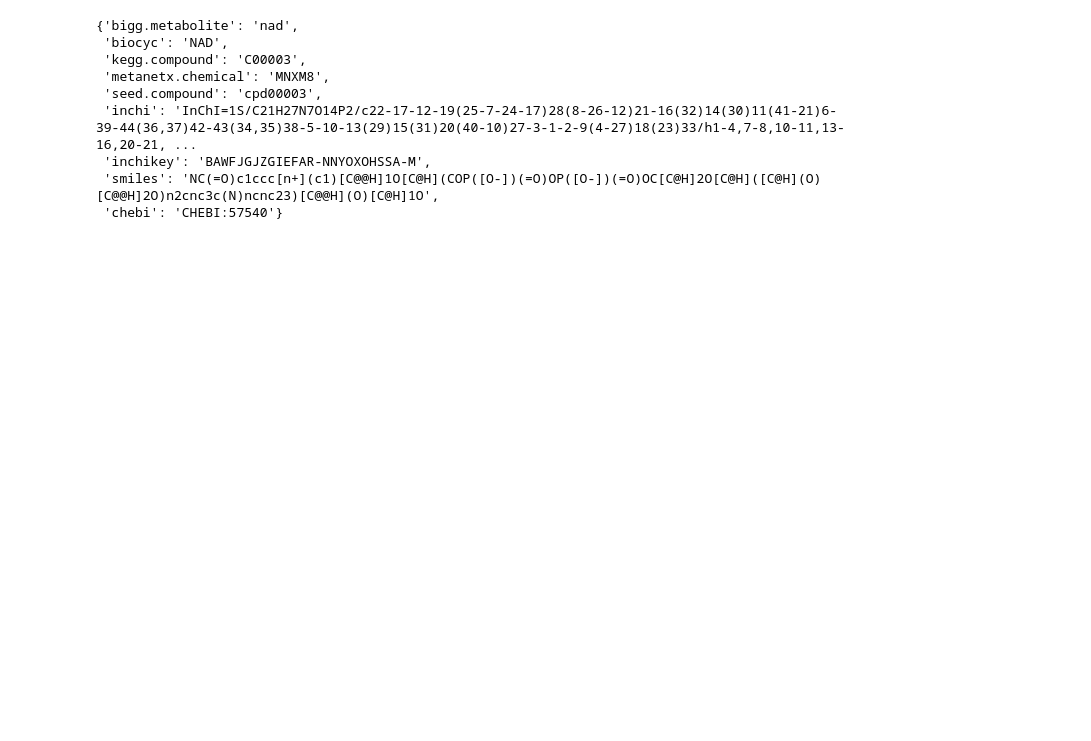
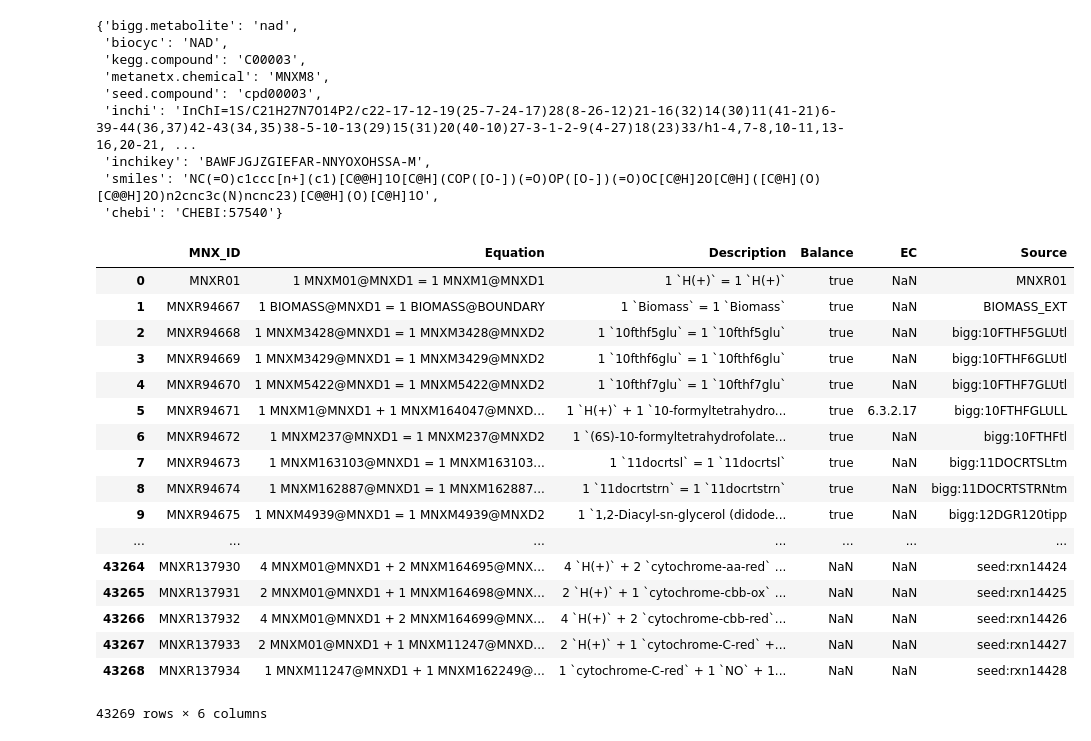
Before and after one commit to biosustain/iVnat, a Jupyter notebook: Properties_to_annotation_from_chem_prop.ipynb, the cells around one changed output. Cells and saved outputs as stored; diff of their text form; code cells hidden in the pictures; blank space fills up the shorter version.

Commit message:
adding EC numbers to reaction annotation from reac_prop

```diff
--- a/Properties_to_annotation_from_chem_prop.ipynb
+++ b/Properties_to_annotation_from_chem_prop.ipynb
@@ -270,3 +270,25 @@ model.metabolites.NAD_c0.annotation
  'chebi': 'CHEBI:57540'}
 # %%
 write_sbml_model(model, "/Users/lizrad/Dev/iVnat/iVnat.xml")
+# %%
+reac_prop = read_csv("/Users/lizrad/Documents/Vibrio_folder/reac_prop.tsv" , sep='\t' , low_memory=False)
+reac_prop
+# %% [output]
+|  | MNX_ID | Equation | Description | Balance | EC | Source |
+| 0 | MNXR01 | 1 MNXM01@MNXD1 = 1 MNXM1@MNXD1 | 1 `H(+)` = 1 `H(+)` | true | NaN | MNXR01 |
+| 1 | MNXR94667 | 1 BIOMASS@MNXD1 = 1 BIOMASS@BOUNDARY | 1 `Biomass` = 1 `Biomass` | true | NaN | BIOMASS_EXT |
+| 2 | MNXR94668 | 1 MNXM3428@MNXD1 = 1 MNXM3428@MNXD2 | 1 `10fthf5glu` = 1 `10fthf5glu` | true | NaN | bigg:10FTHF5GLUtl |
+| 3 | MNXR94669 | 1 MNXM3429@MNXD1 = 1 MNXM3429@MNXD2 | 1 `10fthf6glu` = 1 `10fthf6glu` | true | NaN | bigg:10FTHF6GLUtl |
+| 4 | MNXR94670 | 1 MNXM5422@MNXD1 = 1 MNXM5422@MNXD2 | 1 `10fthf7glu` = 1 `10fthf7glu` | true | NaN | bigg:10FTHF7GLUtl |
+| 5 | MNXR94671 | 1 MNXM1@MNXD1 + 1 MNXM164047@MNXD... | 1 `H(+)` + 1 `10-formyltetrahydro... | true | 6.3.2.17 | bigg:10FTHFGLULL |
+| 6 | MNXR94672 | 1 MNXM237@MNXD1 = 1 MNXM237@MNXD2 | 1 `(6S)-10-formyltetrahydrofolate... | true | NaN | bigg:10FTHFtl |
+| 7 | MNXR94673 | 1 MNXM163103@MNXD1 = 1 MNXM163103... | 1 `11docrtsl` = 1 `11docrtsl` | true | NaN | bigg:11DOCRTSLtm |
+| 8 | MNXR94674 | 1 MNXM162887@MNXD1 = 1 MNXM162887... | 1 `11docrtstrn` = 1 `11docrtstrn` | true | NaN | bigg:11DOCRTSTRNtm |
+| 9 | MNXR94675 | 1 MNXM4939@MNXD1 = 1 MNXM4939@MNXD2 | 1 `1,2-Diacyl-sn-glycerol (didode... | true | NaN | bigg:12DGR120tipp |
+| ... | ... | ... | ... | ... | ... | ... |
+| 43264 | MNXR137930 | 4 MNXM01@MNXD1 + 2 MNXM164695@MNX... | 4 `H(+)` + 2 `cytochrome-aa-red` ... | NaN | NaN | seed:rxn14424 |
+| 43265 | MNXR137931 | 2 MNXM01@MNXD1 + 1 MNXM164698@MNX... | 2 `H(+)` + 1 `cytochrome-cbb-ox` ... | NaN | NaN | seed:rxn14425 |
+| 43266 | MNXR137932 | 4 MNXM01@MNXD1 + 2 MNXM164699@MNX... | 4 `H(+)` + 2 `cytochrome-cbb-red`... | NaN | NaN | seed:rxn14426 |
+| 43267 | MNXR137933 | 2 MNXM01@MNXD1 + 1 MNXM11247@MNXD... | 2 `H(+)` + 1 `cytochrome-C-red` +... | NaN | NaN | seed:rxn14427 |
+| 43268 | MNXR137934 | 1 MNXM11247@MNXD1 + 1 MNXM162249@... | 1 `cytochrome-C-red` + 1 `NO` + 1... | NaN | NaN | seed:rxn14428 |
+43269 rows × 6 columns
```
Also changed, not shown: parts of 4 cells of this notebook, 1 other file.
